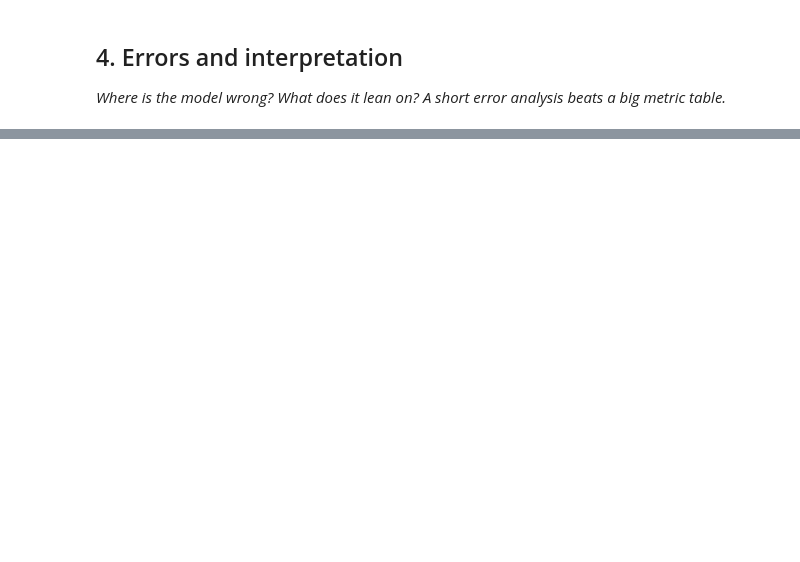
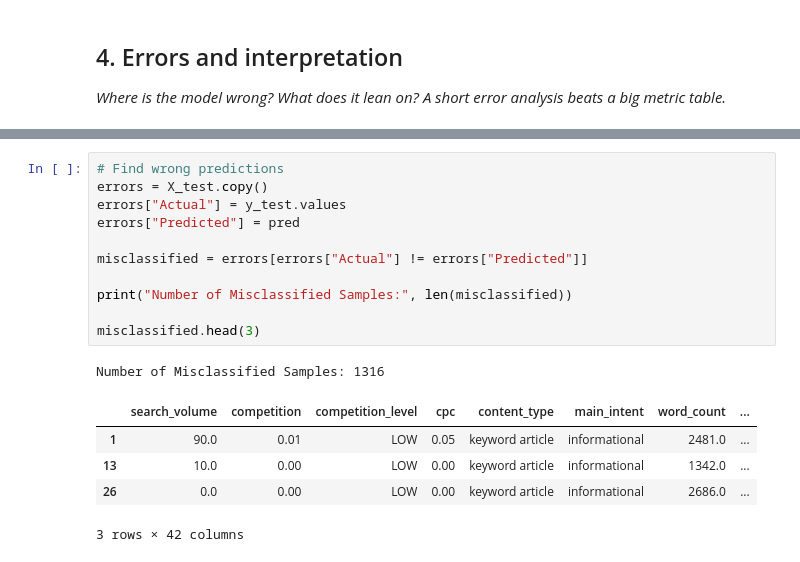
Before and after one commit to RaihanBasha7/flyrank-ml-internship, a Jupyter notebook: work/notebooks/w05_model.ipynb, the cells around one changed output, grey strips where cells are left out. Drawn from its saved outputs; the diff is of its cells as text; blank space fills up the shorter version.

```diff
--- a/work/notebooks/w05_model.ipynb
+++ b/work/notebooks/w05_model.ipynb
@@ -36,0 +333,18 @@ This skeleton is yours to fill. Work the sections **in order** — each one has
+# %%
+# Find wrong predictions
+errors = X_test.copy()
+errors["Actual"] = y_test.values
+errors["Predicted"] = pred
+
+misclassified = errors[errors["Actual"] != errors["Predicted"]]
+
+print("Number of Misclassified Samples:", len(misclassified))
+
+misclassified.head(3)
+# %% [output]
+Number of Misclassified Samples: 1316
+|  | search_volume | competition | competition_level | cpc | content_type | main_intent | word_count | ... |
+| 1 | 90.0 | 0.01 | LOW | 0.05 | keyword article | informational | 2481.0 | ... |
+| 13 | 10.0 | 0.00 | LOW | 0.00 | keyword article | informational | 1342.0 | ... |
+| 26 | 0.0 | 0.00 | LOW | 0.00 | keyword article | informational | 2686.0 | ... |
+3 rows × 42 columns
```
Also changed, not shown: parts of 18 cells of this notebook.
